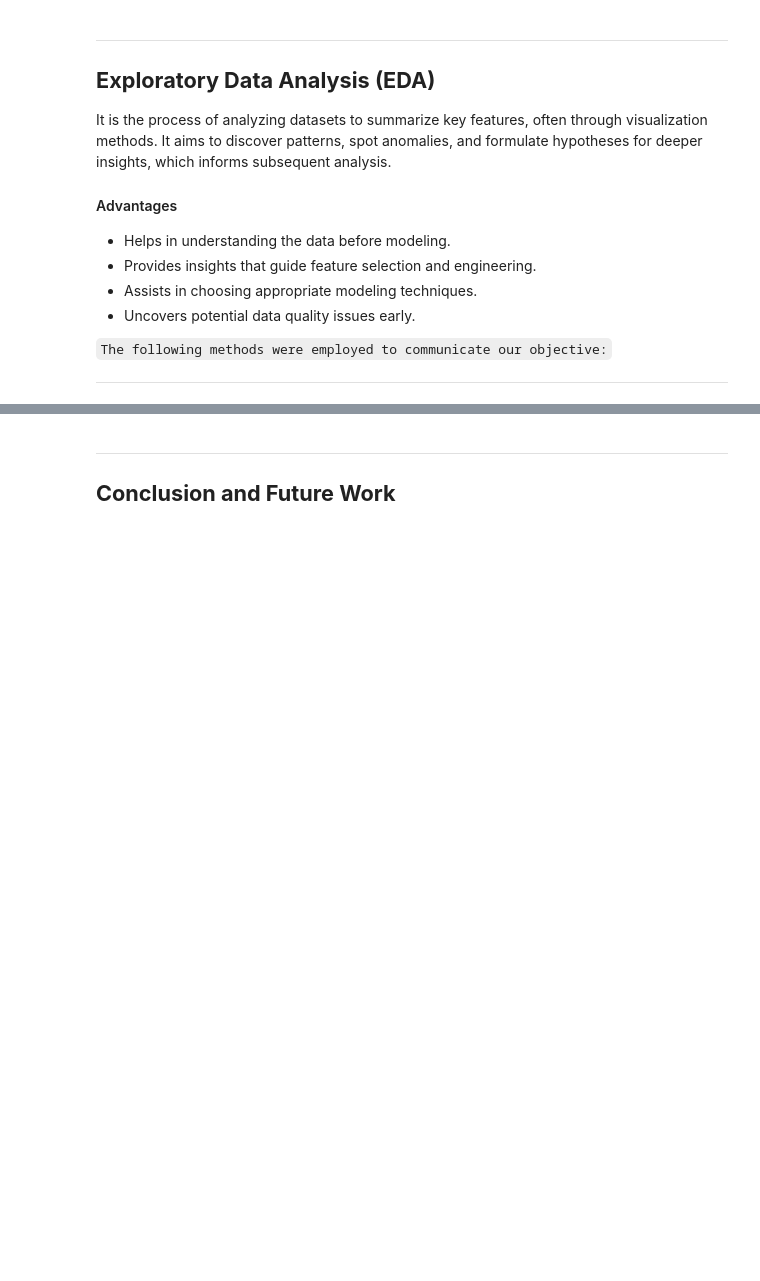
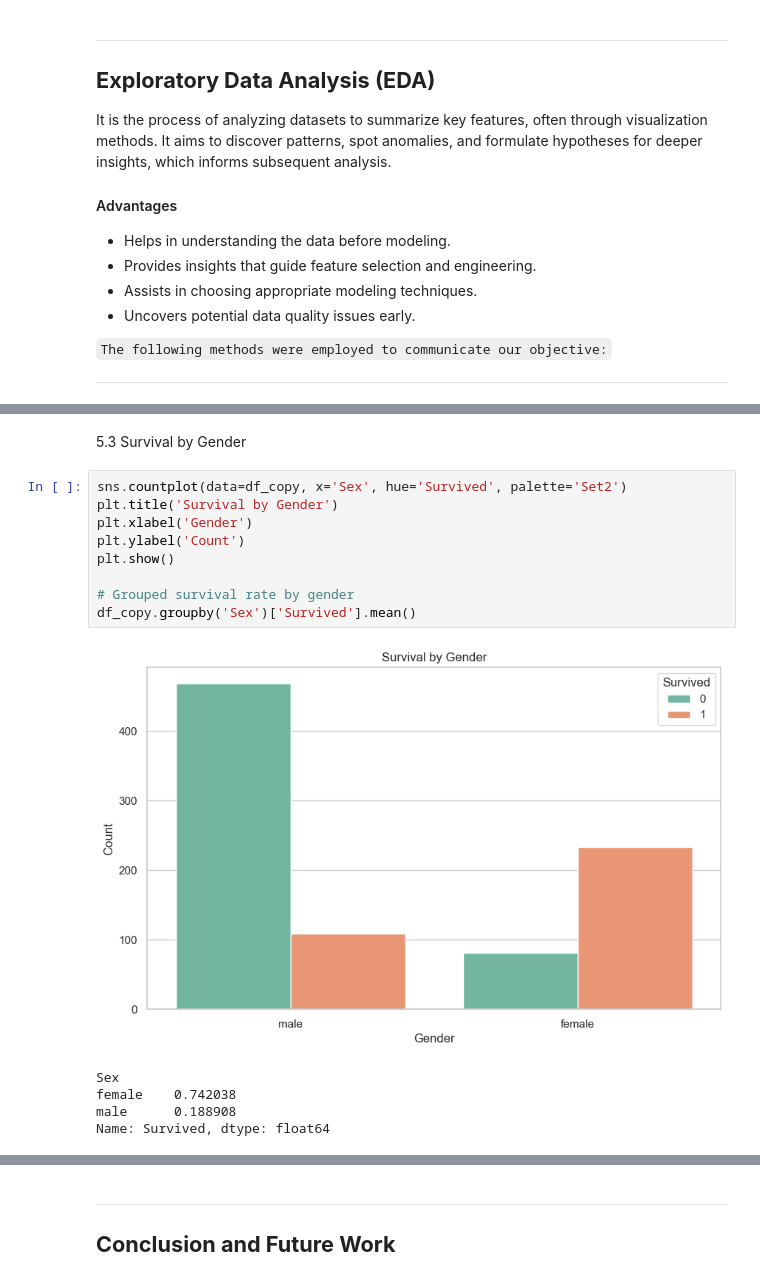
Before and after one commit to NoziphoNdebele/2025_Data_Science_Projects, a Jupyter notebook: TITANIC_SURVIVAL_PREDICTION/Titanic_Survival_Prediction.ipynb, the cells around one changed output, grey strips where cells are left out. Cells and saved outputs as stored; diff of their text form; blank space fills up the shorter version.

```diff
--- a/TITANIC_SURVIVAL_PREDICTION/Titanic_Survival_Prediction.ipynb
+++ b/TITANIC_SURVIVAL_PREDICTION/Titanic_Survival_Prediction.ipynb
@@ -414,0 +455,17 @@ It is the process of analyzing datasets to summarize key features, often through
+# %% [markdown]
+5.3 Survival by Gender
+# %%
+sns.countplot(data=df_copy, x='Sex', hue='Survived', palette='Set2')
+plt.title('Survival by Gender')
+plt.xlabel('Gender')
+plt.ylabel('Count')
+plt.show()
+
+# Grouped survival rate by gender
+df_copy.groupby('Sex')['Survived'].mean()
+# %% [output]
+[figure, added]
+Sex
+female    0.742038
+male      0.188908
+Name: Survived, dtype: float64
```
Also changed, not shown: parts of 26 cells of this notebook, 1 other file.
